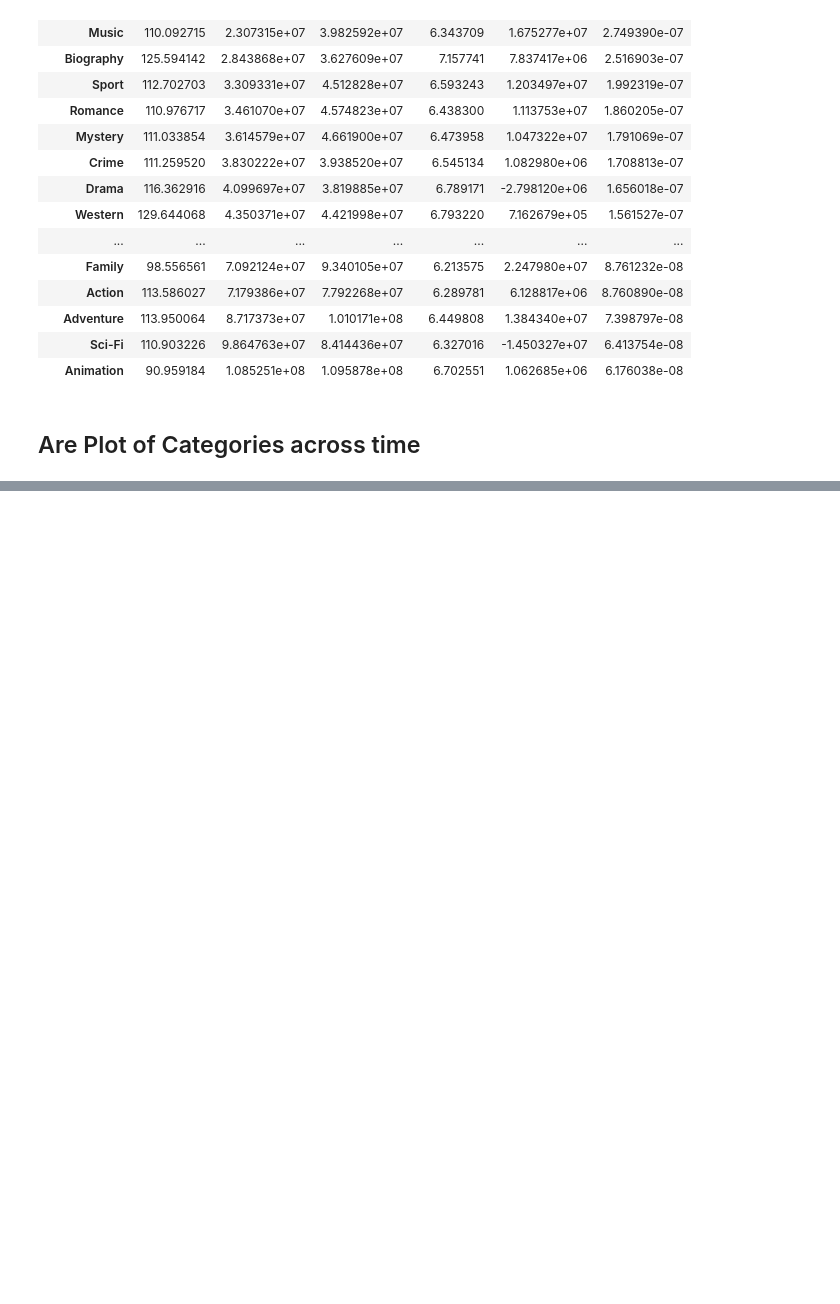
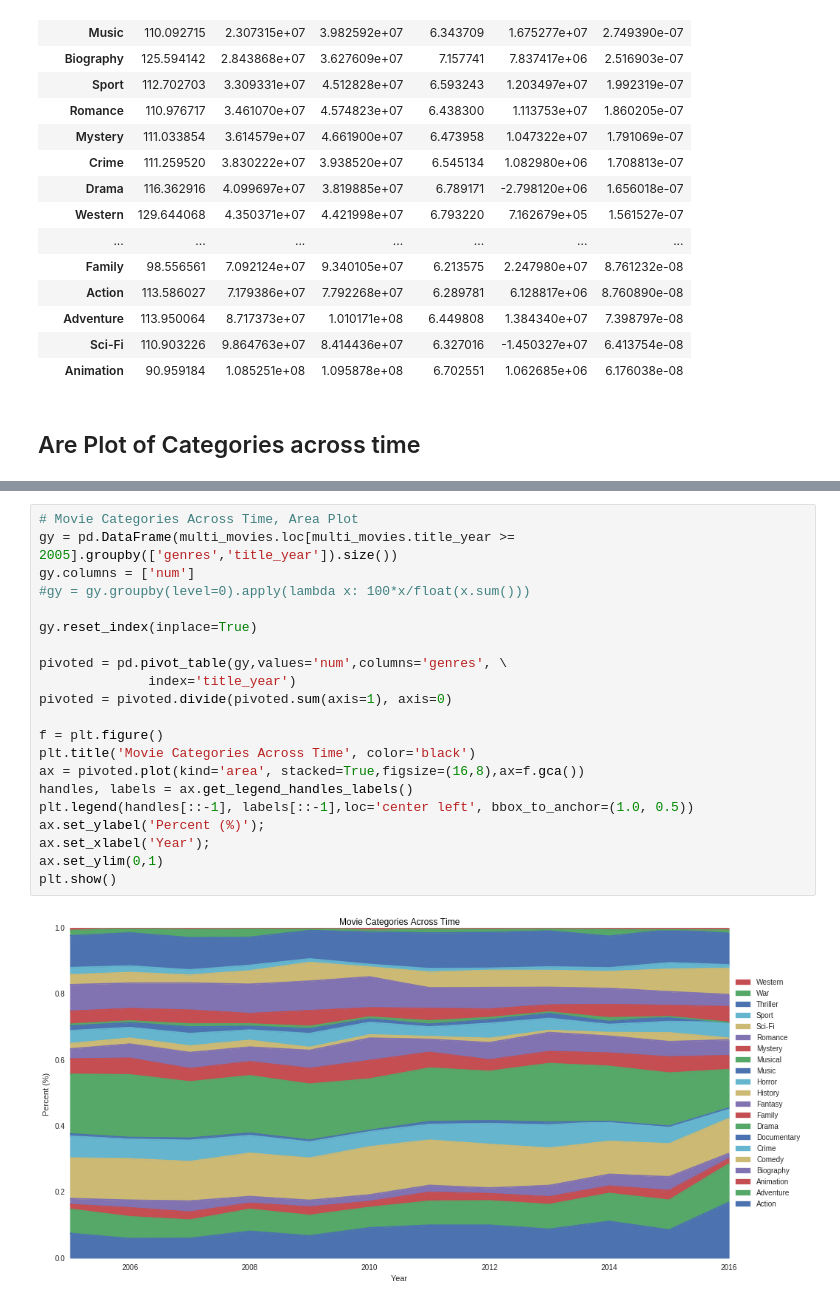
Before and after one commit to lrargerich/7506, a Jupyter notebook: Notebooks/Movies.ipynb, the cells around one changed output, grey strips where cells are left out. Drawn from its saved outputs; the diff is of its cells as text; blank space fills up the shorter version.

Commit message:
Two new charts and new NLP Notebook

```diff
--- a/Notebooks/Movies.ipynb
+++ b/Notebooks/Movies.ipynb
@@ -633,0 +633,23 @@ plt.show()
+# %%
+# Movie Categories Across Time, Area Plot
+gy = pd.DataFrame(multi_movies.loc[multi_movies.title_year >= 2005].groupby(['genres','title_year']).size())
+gy.columns = ['num']
+#gy = gy.groupby(level=0).apply(lambda x: 100*x/float(x.sum()))
+
+gy.reset_index(inplace=True)
+
+pivoted = pd.pivot_table(gy,values='num',columns='genres', \
+              index='title_year')
+pivoted = pivoted.divide(pivoted.sum(axis=1), axis=0)
+
+f = plt.figure()
+plt.title('Movie Categories Across Time', color='black')
+ax = pivoted.plot(kind='area', stacked=True,figsize=(16,8),ax=f.gca())
+handles, labels = ax.get_legend_handles_labels()
+plt.legend(handles[::-1], labels[::-1],loc='center left', bbox_to_anchor=(1.0, 0.5))
+ax.set_ylabel('Percent (%)');
+ax.set_xlabel('Year');
+ax.set_ylim(0,1)
+plt.show()
+# %% [output]
+[figure, added]
```
Also changed, not shown: parts of 16 cells of this notebook, 1 other file.
